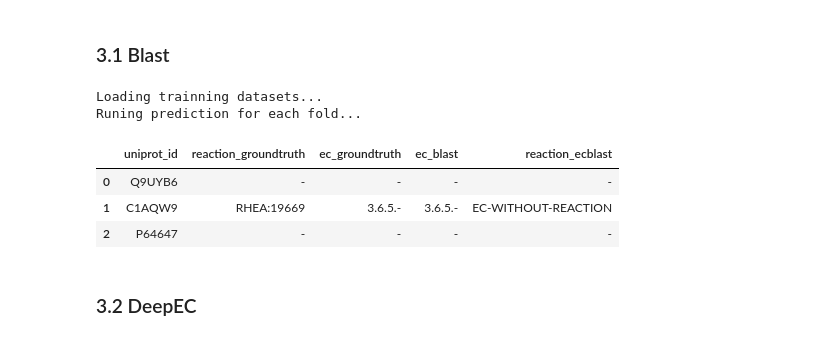
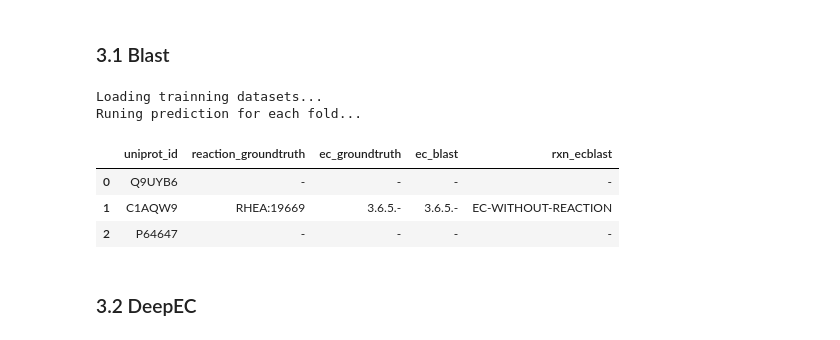
Before and after one commit to kingstdio/RXNRECer, a Jupyter notebook: baselines/s2_baseline_ec_method_10_fold.ipynb, the cells around one changed output. Drawn from its saved outputs; the diff is of its cells as text; code cells hidden in the pictures.

```diff
--- a/baselines/s2_baseline_ec_method_10_fold.ipynb
+++ b/baselines/s2_baseline_ec_method_10_fold.ipynb
@@ -80,38 +79,38 @@ Loading EC2RXN map...
 # %%
 print('Loading trainning datasets...')
 train_feather_files =[
     f'{cfg.DIR_DATASET}validation/fold{fold_index}/train.feather'
     for fold_index in range(1,11)
 ]
 
 vali_res_blast = [
     f'{cfg.DIR_RES_BASELINE}results/ec_methods/blast/fold{item}.tsv'
     for item in range(1, 11)
 ]
 
 def blast_via_train_test(ds_train, ds_test):
     #blsting test set
     blast_res_ec = bfl.getblast(train=ds_train[['uniprot_id', 'seq']], test=ds_test[['uniprot_id', 'seq']], k=1)
     blast_res_ec= blast_res_ec[['id','sseqid']].merge(ds_train[['uniprot_id', 'ec_number']], left_on='sseqid', right_on='uniprot_id', how='left')[['id','ec_number']].rename(columns={'id':'uniprot_id', 'ec_number':'ec_blast'})
     #拼合test，加入无预测结果的数据
     blast_res_ec=ds_test[['uniprot_id', 'reaction_id','ec_number']].rename(columns={'reaction_id':'reaction_groundtruth', 'ec_number': 'ec_groundtruth'}).merge(blast_res_ec, on='uniprot_id', how='left').fillna('NO-PREDICTION')
     #add rxn info
-    blast_res_ec['reaction_ecblast']=blast_res_ec.ec_blast.parallel_apply(lambda x: btools.retrival_reaction_from_ec(ec_pred=x, ec_reaction_map=ec_reaction_map))
+    blast_res_ec['rxn_ecblast']=blast_res_ec.ec_blast.parallel_apply(lambda x: btools.retrival_reaction_from_ec(ec_pred=x, ec_reaction_map=ec_reaction_map))
     return blast_res_ec
 
 print('Runing prediction for each fold...')
 
-# for i in tqdm(range(10)):
-#     ds_train = pd.read_feather(train_feather_files[i])
-#     ds_test = pd.read_feather(vali_feather_files[i])
-#     blast_res_ec = blast_via_train_test(ds_train,ds_test)
-#     blast_res_ec.to_csv(f'{vali_res_blast[i]}.tsv', sep='\t', index=False)
+for i in tqdm(range(10)):
+    ds_train = pd.read_feather(train_feather_files[i])
+    ds_test = pd.read_feather(vali_feather_files[i])
+    blast_res_ec = blast_via_train_test(ds_train,ds_test)
+    blast_res_ec.to_csv(f'{vali_res_blast[i]}', sep='\t', index=False)
 
 pd.read_csv(f'{vali_res_blast[0]}', sep='\t').head(3)
 # %% [output]
 Loading trainning datasets...
 Runing prediction for each fold...
-|  | uniprot_id | reaction_groundtruth | ec_groundtruth | ec_blast | reaction_ecblast |
+|  | uniprot_id | reaction_groundtruth | ec_groundtruth | ec_blast | rxn_ecblast |
 | 0 | Q9UYB6 | - | - | - | - |
 | 1 | C1AQW9 | RHEA:19669 | 3.6.5.- | 3.6.5.- | EC-WITHOUT-REACTION |
 | 2 | P64647 | - | - | - | - |
```
Also changed, not shown: parts of 10 cells of this notebook, 22 other files.
